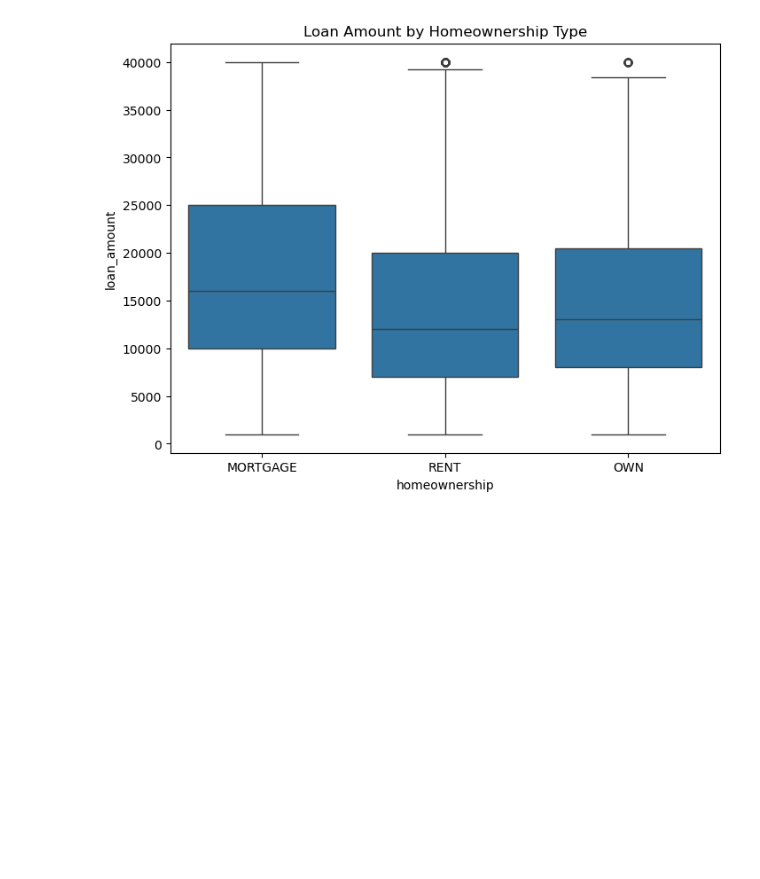
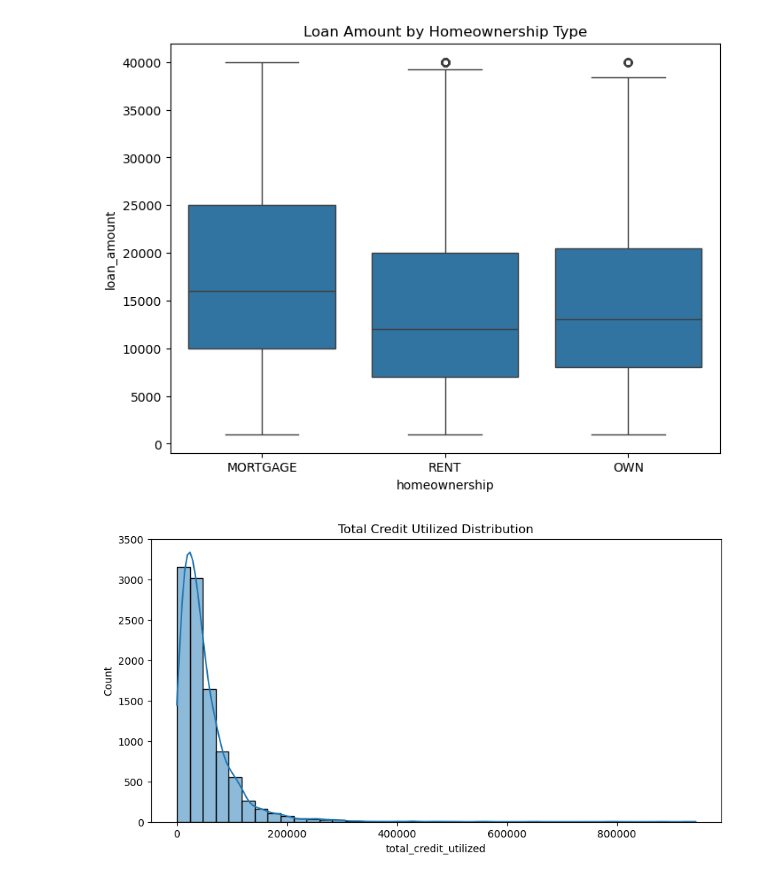
Before and after one commit to Kurodataio/Loan-Default-Prediction, a Jupyter notebook: loan-default-prediction.ipynb, the cells around one changed output. Cells and saved outputs as stored; diff of their text form; code cells hidden in the pictures; blank space fills up the shorter version.

Commit message:
Add Credit Utilization Distribution plot

```diff
--- a/loan-default-prediction.ipynb
+++ b/loan-default-prediction.ipynb
@@ -401,3 +401,11 @@ plt.title("Loan Amount by Homeownership Type")
 plt.show()
 # %% [output]
 [figure]
+# %%
+# Credit Utilization Distribution — Key credit risk indicator
+plt.figure(figsize=(10,5))
+sns.histplot(df['total_credit_utilized'], bins=40, kde=True)
+plt.title("Total Credit Utilized Distribution")
+plt.show()
+# %% [output]
+[figure, added]
```
